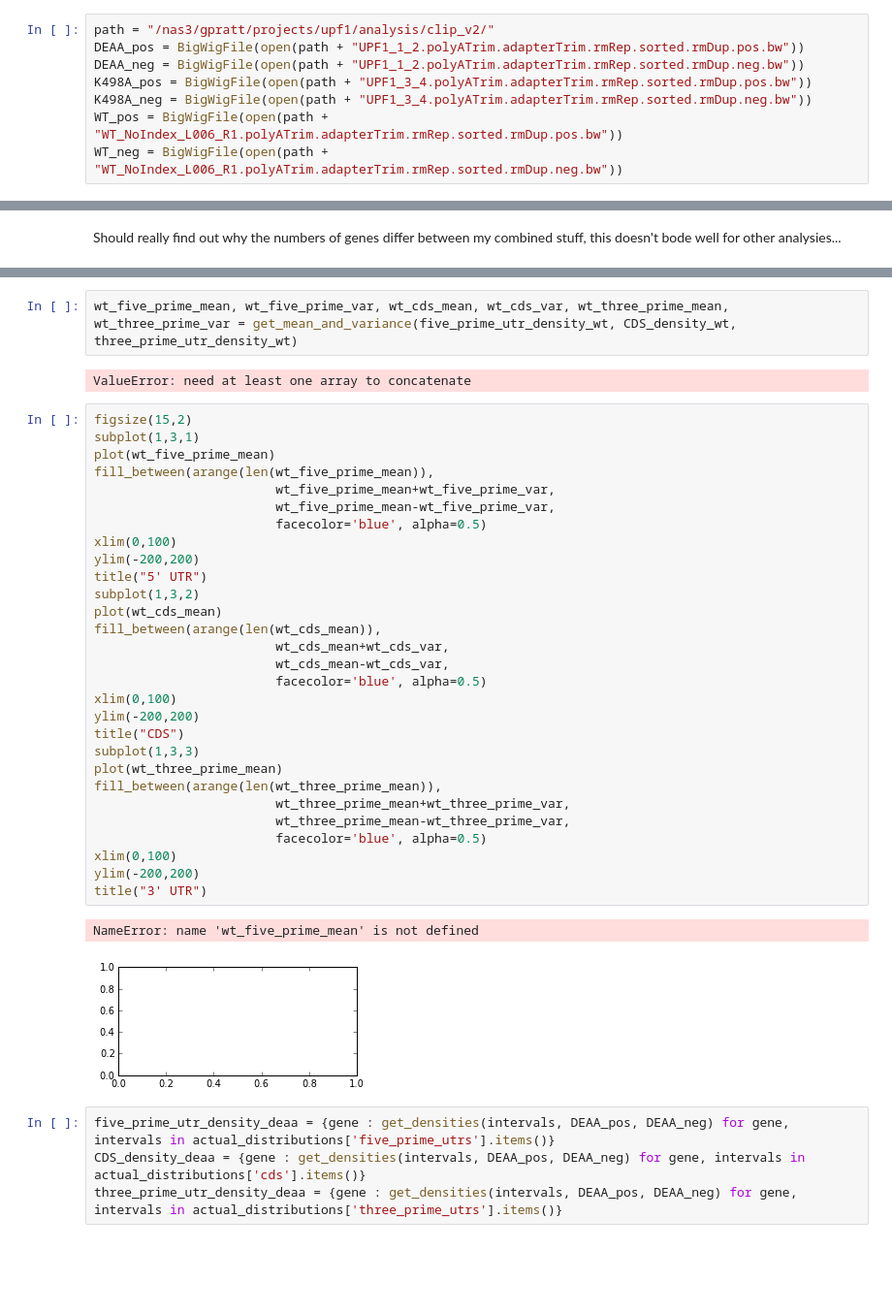
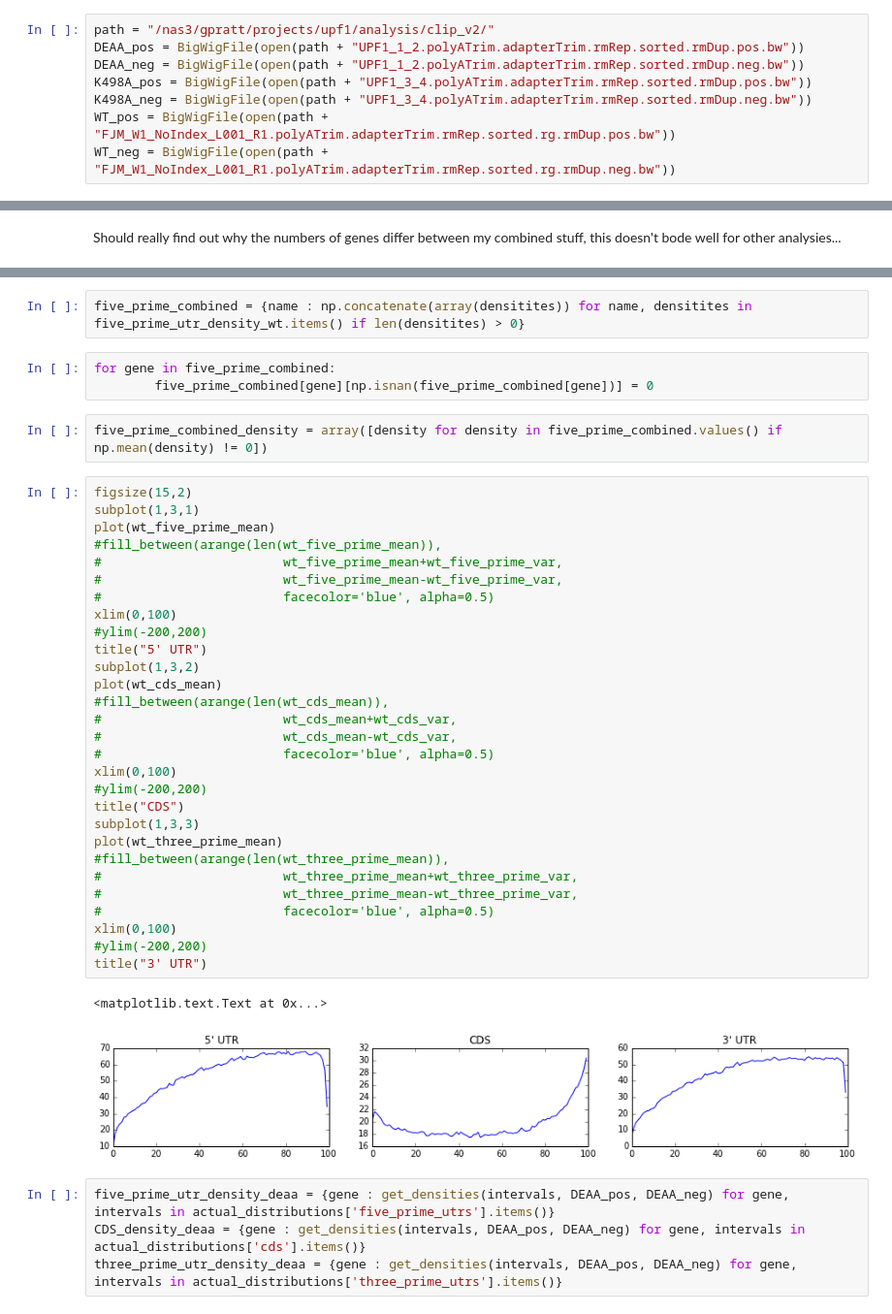
Before and after one commit to gpratt/iPython_Notebook, a Jupyter notebook: UPF1_Read_Distributions.ipynb, the cells around one changed output, grey strips where cells are left out. Shown: that part at 97% size. Saved outputs shown, nothing was run; the diff lists cells and outputs as text; blank space fills up the shorter version.

```diff
--- a/UPF1_Read_Distributions.ipynb
+++ b/UPF1_Read_Distributions.ipynb
@@ -85,8 +71,8 @@ DEAA_pos = BigWigFile(open(path + "UPF1_1_2.polyATrim.adapterTrim.rmRep.sorted.r
 DEAA_neg = BigWigFile(open(path + "UPF1_1_2.polyATrim.adapterTrim.rmRep.sorted.rmDup.neg.bw"))
 K498A_pos = BigWigFile(open(path + "UPF1_3_4.polyATrim.adapterTrim.rmRep.sorted.rmDup.pos.bw"))
 K498A_neg = BigWigFile(open(path + "UPF1_3_4.polyATrim.adapterTrim.rmRep.sorted.rmDup.neg.bw"))
-WT_pos = BigWigFile(open(path + "WT_NoIndex_L006_R1.polyATrim.adapterTrim.rmRep.sorted.rmDup.pos.bw"))
-WT_neg = BigWigFile(open(path + "WT_NoIndex_L006_R1.polyATrim.adapterTrim.rmRep.sorted.rmDup.neg.bw"))
+WT_pos = BigWigFile(open(path + "FJM_W1_NoIndex_L001_R1.polyATrim.adapterTrim.rmRep.sorted.rg.rmDup.pos.bw"))
+WT_neg = BigWigFile(open(path + "FJM_W1_NoIndex_L001_R1.polyATrim.adapterTrim.rmRep.sorted.rg.rmDup.neg.bw"))
 # %%
 beds_center = {name : bedtool.each(small_peaks).saveas() for name, bedtool in beds.items()}
 # %%
@@ -262,39 +252,42 @@ def get_mean_and_variance(five_prime, cds, three_prime):
-# %%
-wt_five_prime_mean, wt_five_prime_var, wt_cds_mean, wt_cds_var, wt_three_prime_mean, wt_three_prime_var = get_mean_and_variance(five_prime_utr_density_wt, CDS_density_wt, three_prime_utr_density_wt)
-# %% [output]
-ValueError: need at least one array to concatenate
+# %%
+five_prime_combined = {name : np.concatenate(array(densitites)) for name, densitites in five_prime_utr_density_wt.items() if len(densitites) > 0}
+# %%
+for gene in five_prime_combined:
+        five_prime_combined[gene][np.isnan(five_prime_combined[gene])] = 0
+# %%
+five_prime_combined_density = array([density for density in five_prime_combined.values() if np.mean(density) != 0])
 # %%
 figsize(15,2)
 subplot(1,3,1)
 plot(wt_five_prime_mean)
-fill_between(arange(len(wt_five_prime_mean)),
-                        wt_five_prime_mean+wt_five_prime_var,
-                        wt_five_prime_mean-wt_five_prime_var,
-                        facecolor='blue', alpha=0.5)
+#fill_between(arange(len(wt_five_prime_mean)),
+#                        wt_five_prime_mean+wt_five_prime_var,
+#                        wt_five_prime_mean-wt_five_prime_var,
+#                        facecolor='blue', alpha=0.5)
 xlim(0,100)
-ylim(-200,200)
+#ylim(-200,200)
 title("5' UTR")
 subplot(1,3,2)
 plot(wt_cds_mean)
-fill_between(arange(len(wt_cds_mean)),
-                        wt_cds_mean+wt_cds_var,
-                        wt_cds_mean-wt_cds_var,
-                        facecolor='blue', alpha=0.5)
+#fill_between(arange(len(wt_cds_mean)),
+#                        wt_cds_mean+wt_cds_var,
+#                        wt_cds_mean-wt_cds_var,
+#                        facecolor='blue', alpha=0.5)
 xlim(0,100)
-ylim(-200,200)
+#ylim(-200,200)
 title("CDS")
 subplot(1,3,3)
 plot(wt_three_prime_mean)
-fill_between(arange(len(wt_three_prime_mean)),
-                        wt_three_prime_mean+wt_three_prime_var,
-                        wt_three_prime_mean-wt_three_prime_var,
-                        facecolor='blue', alpha=0.5)
+#fill_between(arange(len(wt_three_prime_mean)),
+#                        wt_three_prime_mean+wt_three_prime_var,
+#                        wt_three_prime_mean-wt_three_prime_var,
+#                        facecolor='blue', alpha=0.5)
 xlim(0,100)
-ylim(-200,200)
+#ylim(-200,200)
 title("3' UTR")
 # %% [output]
-NameError: name 'wt_five_prime_mean' is not defined
+<matplotlib.text.Text at 0x...>
-[figure, old version]
+[figure, new version]
 # %%
 five_prime_utr_density_deaa = {gene : get_densities(intervals, DEAA_pos, DEAA_neg) for gene, intervals in actual_distributions['five_prime_utrs'].items()}
 CDS_density_deaa = {gene : get_densities(intervals, DEAA_pos, DEAA_neg) for gene, intervals in actual_distributions['cds'].items()}
```
Also changed, not shown: parts of 47 cells of this notebook, 3 other files.
